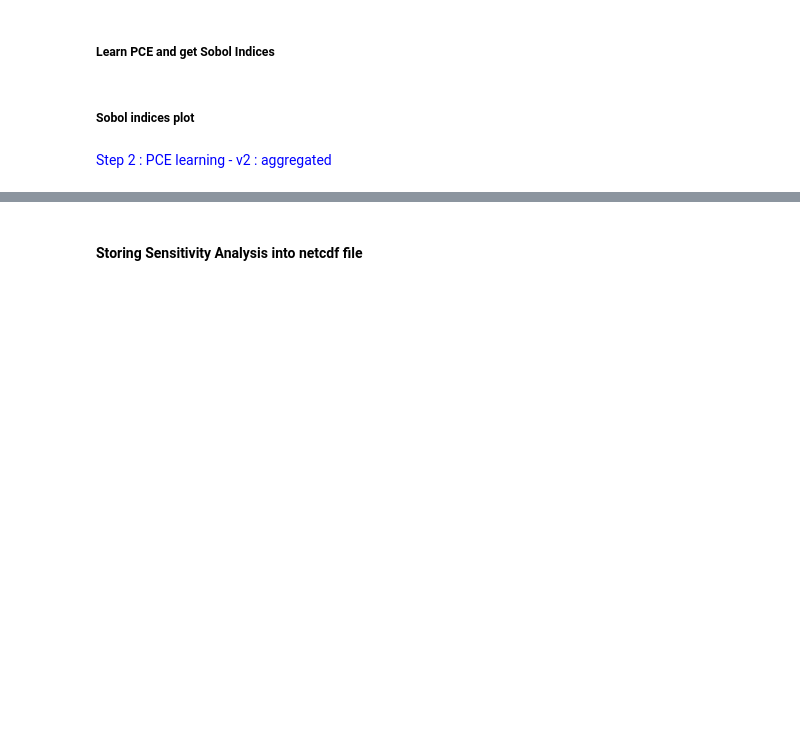
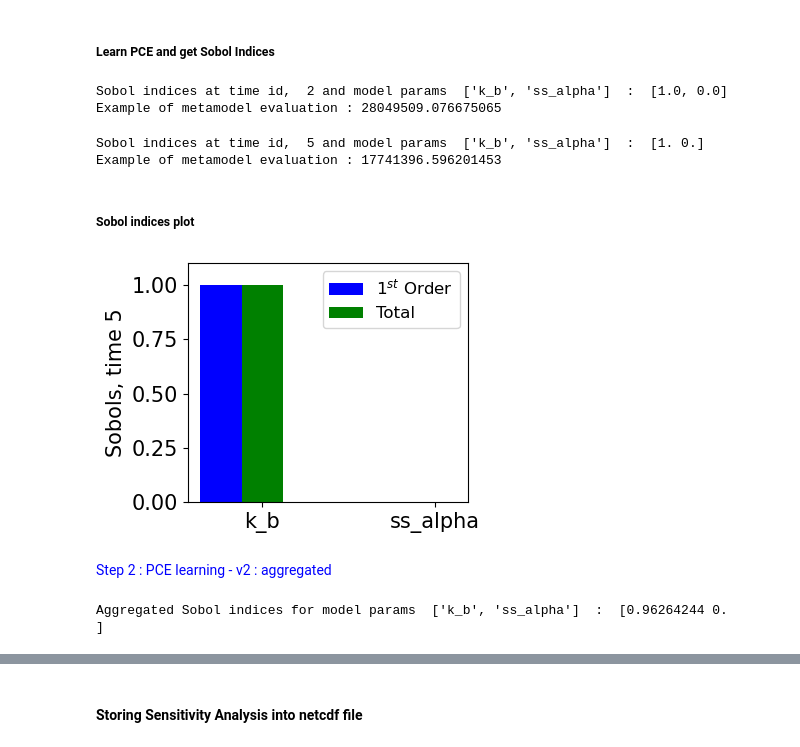
Before and after one commit to EUFLOW/WIFA_UQ, a Jupyter notebook: UQ_calibration_framework.ipynb, the cells around one changed output, grey strips where cells are left out. Drawn from its saved outputs; the diff is of its cells as text; code cells hidden in the pictures; blank space fills up the shorter version.

```diff
--- a/UQ_calibration_framework.ipynb
+++ b/UQ_calibration_framework.ipynb
@@ -35,15 +35,24 @@ calibration_reference_physical_inputs= xr.load_dataset('1WT_simulations/windIO_1
 # %% [markdown]
 Turbine power based
 # %%
+#####Staggered Farm example
 calibration_windio_input_yaml = "farm_simulations/windio_Farm_ABL_IEA15/wind_energy_system/system_staggered_DX5D_DY5D_Turbine_NumberNumber25.yaml"
-calibration_windio_input_data = load_yaml(calibration_windio_input_yaml)
-
 flow_field_file = None
 turbine_data_file = 'farm_simulations/Result_code_saturne_Farm_calibration_data_LIGHT/farm_result/turbine_data_staggered_DX5D_DY5D_Turbine_NumberNumber25.nc'
 inputs_file = 'farm_simulations/windio_Farm_ABL_IEA15/plant_energy_resource/Farm_calibration_data_IEA15MW.nc'
 
-calibration_reference_flow_field = None
-calibration_reference_turbine_data = xr.load_dataset(turbine_data_file)
+#####Single WT example
+#calibration_windio_input_yaml = "1WT_simulations/windIO_1WT/wind_energy_system/system.yaml"
+#flow_field_file = None #'1WT_simulations/result_code_saturne_1WT_FULL/flow_field_interpolated.nc'
+#turbine_data_file = '1WT_simulations/result_code_saturne_1WT_FULL/turbine_data.nc'
+#inputs_file = '1WT_simulations/windIO_1WT/plant_energy_resource/1WT_calibration_data_IEA15MW.nc'
+
+#validate_yaml(calibration_windio_input_yaml, plant_schemas_path + "wind_energy_system.yaml")
+calibration_windio_input_data = load_yaml(calibration_windio_input_yaml)
+if flow_field_file is not None:
+    calibration_reference_flow_field = xr.load_dataset(flow_field_file)
+if turbine_data_file is not None:
+    calibration_reference_turbine_data = xr.load_dataset(turbine_data_file)
 calibration_reference_physical_inputs= xr.load_dataset(inputs_file)
 # %% [markdown]
 <font color='blue'> Step 1 : error mapping </font>
@@ -89,7 +102,7 @@ plt.show()
 <font color='red'>TODO : automatically decide what physical_inputs and error_metrics for the netcdf</font>
 # %%
 physical_inputs_varnames = ['z0', 'ABL_height', 'wind_speed']
-model_param_varnames = [coord for coord in UQ_mapping_results_coords if (not(coord in ['time','z','sample']))]
+model_param_varnames = [coord for coord in UQ_mapping_results_coords if (not(coord in ['time','z','sample','wd','ws']))]
 print("Physical parameters : ", physical_inputs_varnames)
 print("Model parameters : ", model_param_varnames)
 print("Error metric name : ", output_variable_name)
@@ -114,7 +139,7 @@ print("\nVerification prints for time ",UQ_mapping_results.time.data[it], "and s
 ##### Learn PCE and get Sobol Indices
 # %%
 ### PCE example for given time it
-it=10 #selected evaluation time
+it=2 #selected evaluation time
 PCE_deg=5
 marginals = ["kernel", "kernel"] #agnostic=kernel. choices: uniform, gaussian
 copula = "independent"  #dependency btw the random variables, choices: gaussian, independent
@@ -124,6 +149,9 @@ Sobol_indices_1stOrder, Sobol_indices_Total, PCE_metamodel  =  build_PCE_for_giv
 print("Sobol indices at time id, ",it,"and model params ", model_param_varnames," : ",Sobol_indices_1stOrder)
 example_k=0.1 ; example_alpha_ss = 0.05
 print("Example of metamodel evaluation :", PCE_metamodel(np.array([example_k,example_alpha_ss]))[0]) #error(k, alpha_ss) ~ PCE(k, alpha_ss)
+# %% [output]
+Sobol indices at time id,  2 and model params  ['k_b', 'ss_alpha']  :  [1.0, 0.0]
+Example of metamodel evaluation : 28049509.076675065
 # %%
 ### For all times
 allTimes_Sobol_indices_1stOrder, allTimes_Sobol_indices_Total, \
@@ -131,41 +159,46 @@ allTimes_Sobol_indices_1stOrder, allTimes_Sobol_indices_Total, \
                                                        output_variable_name,PCE_deg, marginals, copula)
 # %%
 #Print chosen time
-it=20
+it=5
 print("Sobol indices at time id, ",it,"and model params ", model_param_varnames," : ",allTimes_Sobol_indices_1stOrder[it,:])
 example_k=0.1 ; example_alpha_ss = 0.05
 print("Example of metamodel evaluation :", allTimes_PCE_metamodels[it](np.array([example_k,example_alpha_ss]))[0]) #error(k, alpha_ss) ~ PCE(k, alpha_ss)
+# %% [output]
+Sobol indices at time id,  5 and model params  ['k_b', 'ss_alpha']  :  [1. 0.]
+Example of metamodel evaluation : 17741396.596201453
 # %% [markdown]
 ##### Sobol indices plot
 # %%
 #########Plot Sobol indices############
-it=20 #chosen time
+it=5 #chosen time
 fig,ax = plt.subplots(1,1,figsize=(4,3))
 ##### Bar positions
 bar_width=0.24
 bar_positions1 = np.arange(len(model_param_varnames)) + 0.5*bar_width
 bar_positions2 = np.arange(len(model_param_varnames)) + 1.5*bar_width
 values1 = []
 values2 = []
 for j in range(len(model_param_varnames)):
     values1.append(allTimes_Sobol_indices_1stOrder[it,j])
     values2.append(allTimes_Sobol_indices_Total[it,j])
 #####
 # Create bar plots
 ax.bar(bar_positions1, values1, width=bar_width, label='$1^{st}$ Order', color="blue")
 ax.bar(bar_positions2, values2, width=bar_width, label='Total', color="green")
 
 # Set labels
 ax.set_ylabel("Sobols, time "+str(it))
 ax.set_xticks(bar_positions2) , ax.set_xticklabels(model_param_varnames)
 ax.legend(loc="upper right", fontsize=12)
 ax.tick_params(axis='both', which='major', labelsize=15)
 ax.xaxis.label.set_size(15) , ax.yaxis.label.set_size(15)
 ax.set_ylim(0.0,1.1)
 
 # Show the plot
 plt.tight_layout()
 plt.show()
+# %% [output]
+[figure, added]
 # %% [markdown]
 <font color='blue'> Step 2 : PCE learning - v2 : aggregated </font>
 # %%
@@ -179,6 +212,8 @@ aggregated_Sobol_indices_1stOrder, aggregated_Sobol_indices_Total  =  build_POD_
                                                                                         output_variable_name,PCE_deg, marginals,copula,target_POD_EVR=0.99)
 
 print("Aggregated Sobol indices for model params ", model_param_varnames," : ",aggregated_Sobol_indices_1stOrder)
+# %% [output]
+Aggregated Sobol indices for model params  ['k_b', 'ss_alpha']  :  [0.96264244 0.        ]
 # %%
 #########Plot Sobol indices############
 fig,ax = plt.subplots(1,1,figsize=(4,3))
```
Also changed, not shown: parts of 7 cells of this notebook, 1 other file.
